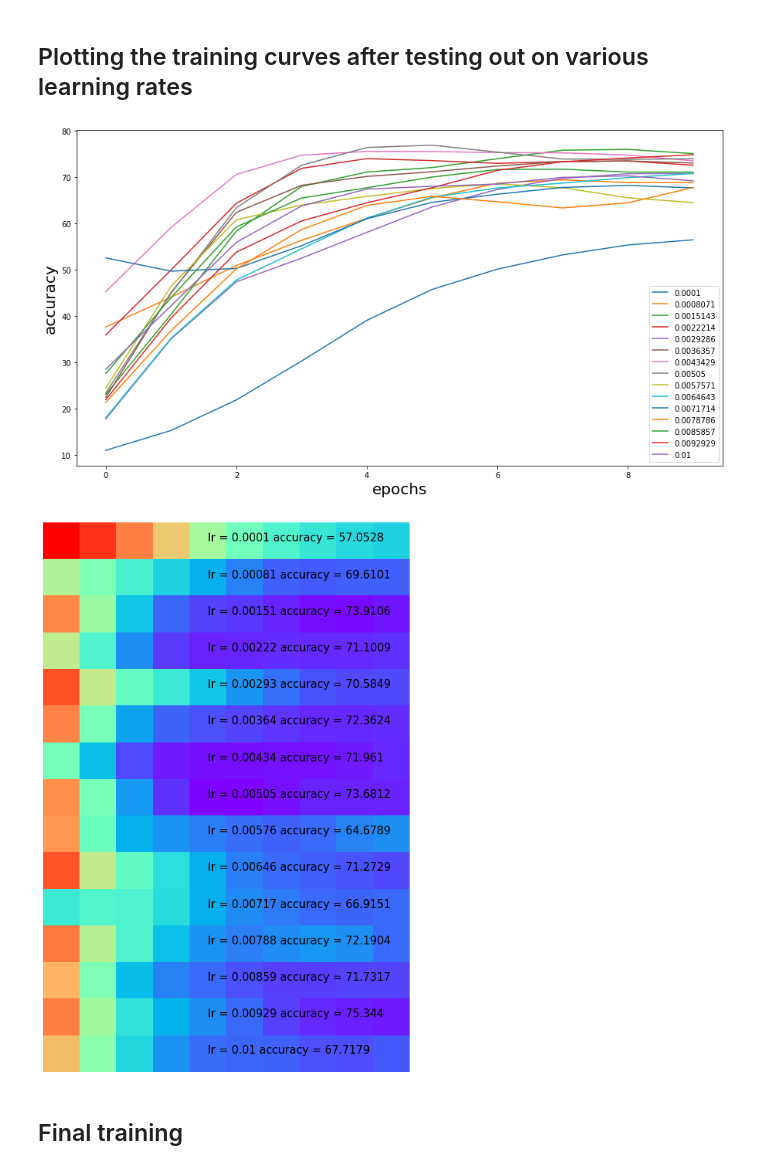
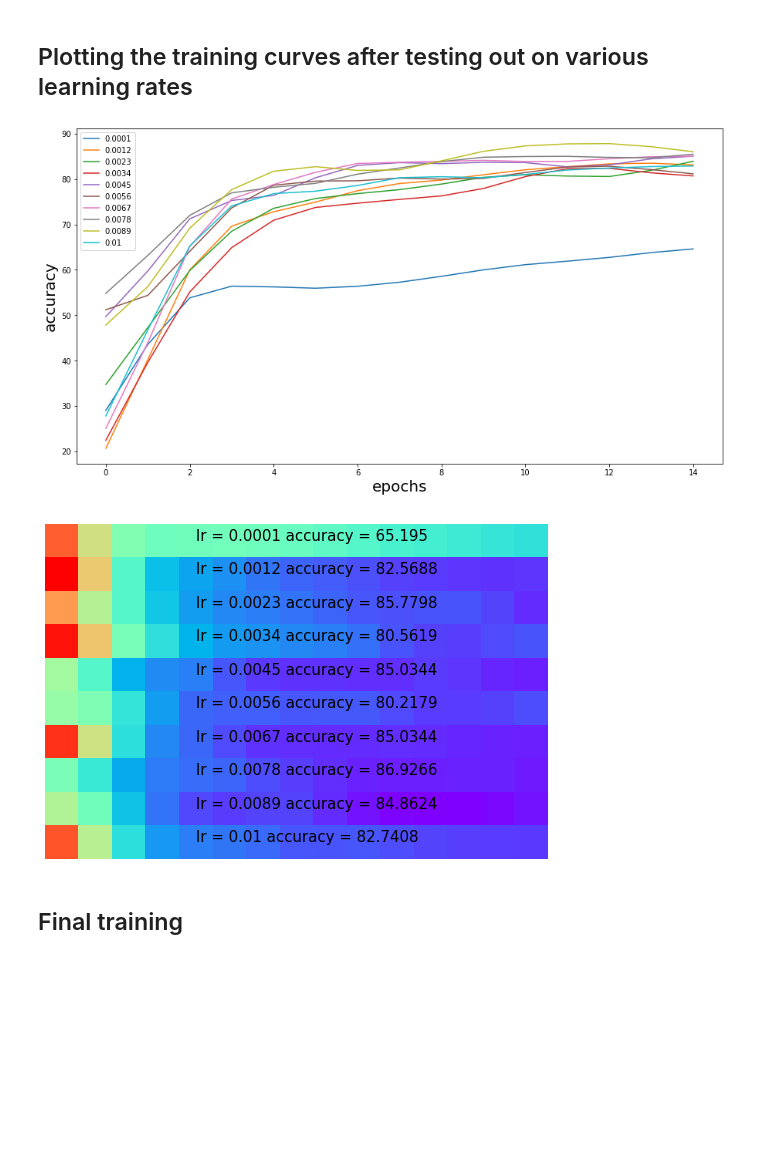
Before and after one commit to Mayukhdeb/mind_the_bend, a Jupyter notebook: train_drunk_driver.ipynb, the cells around one changed output. Cells and saved outputs as stored; diff of their text form; code cells hidden in the pictures; blank space fills up the shorter version.

```diff
--- a/train_drunk_driver.ipynb
+++ b/train_drunk_driver.ipynb
@@ -156,7 +137,7 @@ class MyDataset(Dataset):
 
         for i in tqdm(self.labels.values):
             filename = i[0]
-            label_y = i[1]
+            label_y = float(i[1])
             full_path = image_folder_path + filename
             image_np_array = img_to_arr(full_path)
 
@@ -443,42 +425,42 @@ def experiment_with_lr(lower_lr, upper_lr, num_samples, train_func, config, epoc
         experiment_accuracies.append([lr, accs])
     return experiment_accuracies
 # %%
-accs = experiment_with_lr(lower_lr = 0.0001, upper_lr = 0.01, num_samples = 15, train_func = train_model, config = config, epochs_per_experiment = 10)
+accs = experiment_with_lr(lower_lr = 0.0001, upper_lr = 0.01, num_samples = 10, train_func = train_model, config = config, epochs_per_experiment = 15)
 # %% [markdown]
 ## Plotting the training curves after testing out on various learning rates
 # %%
 plt.rcParams["figure.figsize"] = (15,8)
 for i in accs:
 
     ac = gaussian_filter1d(i[1], sigma=1)
     last_point = [8,  ac[-1]]
-    lr = round(i[0], 7)
+    lr = round(i[0], 9)
     plt.plot(ac, label = str(lr))
 
 plt.legend()
 plt.ylabel("accuracy", fontsize = 20)
 plt.xlabel("epochs", fontsize = 20)
 plt.show()
 
 rows = []
 x = 0
 
 plt.figure(figsize = (9,20))
 for i in accs:
 
     ac = gaussian_filter1d(i[1], sigma=1)
-    rows.append(ac)
+    rows.append(ac)r-
     lab = "lr = " + str(round(i[0], 5)) + " accuracy = " + str(round(i[1][-1], 4))
     plt.text(4, x, lab, fontsize = 15)
     x+= 1
 
 plt.axis("off")
 plt.set_cmap("rainbow_r")
 plt.imshow(rows)
 plt.show()
 # %% [output]
-[figure, old version]
+[figure, new version]
-[figure, old version]
+[figure, new version]
 # %% [markdown]
 ## Final training
 # %%
```
Also changed, not shown: parts of 7 cells of this notebook.
